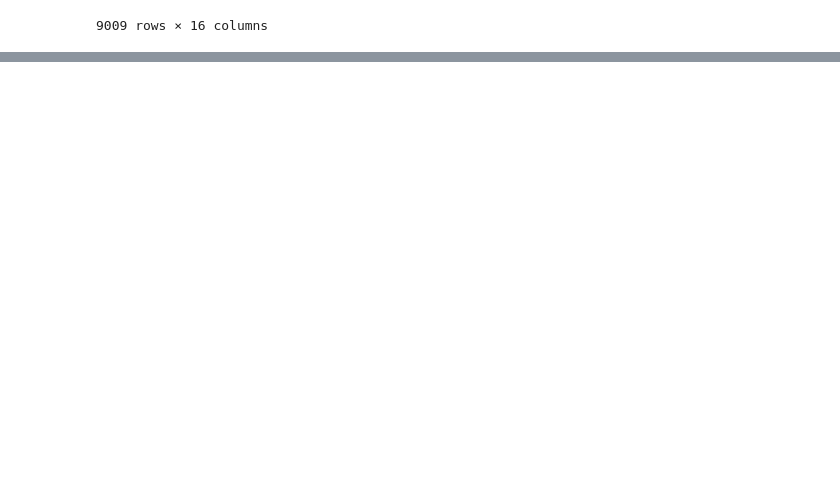
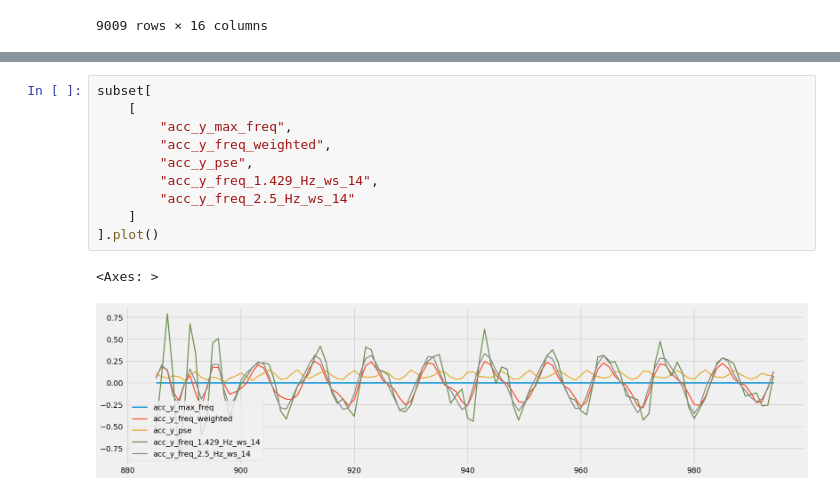
Before and after one commit to richikraj30/Fitness-tracker-ML, a Jupyter notebook: notebooks/feature_engineering.ipynb, the cells around one changed output, grey strips where cells are left out. Drawn from its saved outputs; the diff is of its cells as text; blank space fills up the shorter version.

```diff
--- a/notebooks/feature_engineering.ipynb
+++ b/notebooks/feature_engineering.ipynb
@@ -388,0 +573,13 @@ df_squared
+# %%
+subset[
+    [
+        "acc_y_max_freq",
+        "acc_y_freq_weighted",
+        "acc_y_pse",
+        "acc_y_freq_1.429_Hz_ws_14",
+        "acc_y_freq_2.5_Hz_ws_14"
+    ]
+].plot()
+# %% [output]
+<Axes: >
+[figure, added]
```
Also changed, not shown: parts of 23 cells of this notebook, 1 other file.
